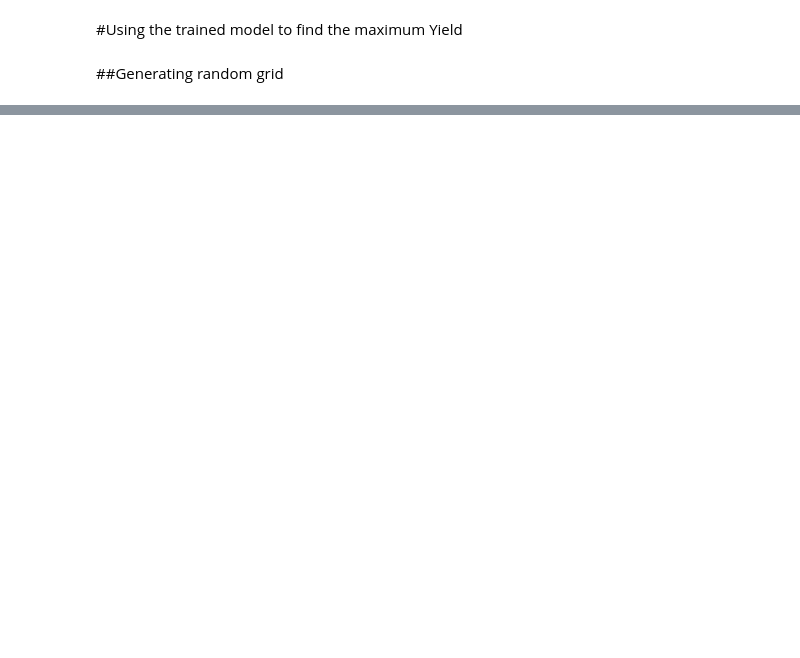
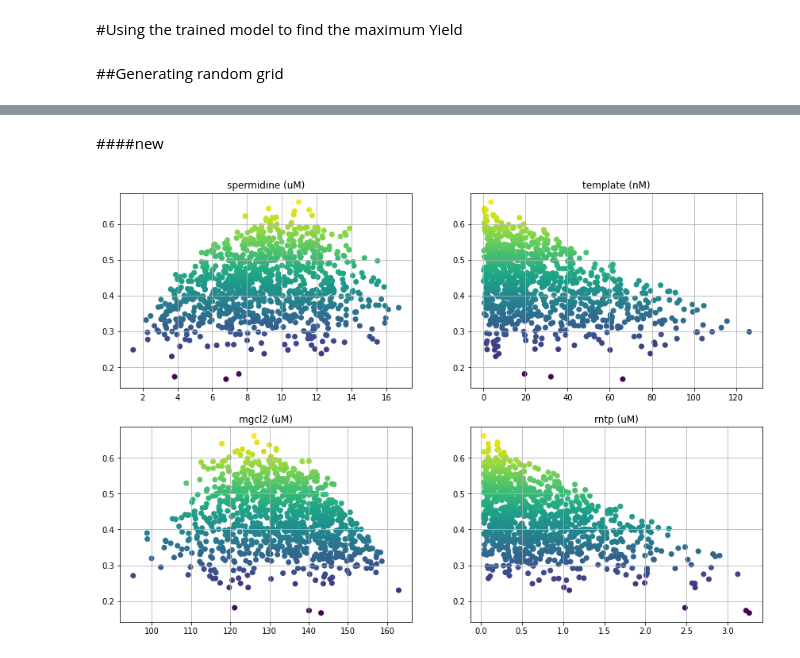
Before and after one commit to zmohaveri/IVT-ActiveLearning, a Jupyter notebook: IVT_dispendix_analysis_latest.ipynb, the cells around one changed output, grey strips where cells are left out. Cells and saved outputs as stored; diff of their text form; code cells hidden in the pictures; blank space fills up the shorter version.

```diff
--- a/IVT_dispendix_analysis_latest.ipynb
+++ b/IVT_dispendix_analysis_latest.ipynb
@@ -237,0 +442,43 @@ avg:
+# %%
+def random_survey(run_n_times,n_param=4,size=100000,plot_scatter=False,plot_hist=False,print_max=False,print_all=False,plot_2by2=False,extrapol=2):
+  n = run_n_times
+  maxes = np.empty((n,2,n_param))
+  for i in range(n):
+    random_grid = random_points_in_range(size,[(-1,extrapol),(-1,extrapol),(-1,extrapol),(-1,extrapol)]) #our actual points were normalized between -1 & 1
+    preds = model.predict_on_batch(random_grid)
+    preds_h = np.array(list(preds))
+    max_array_index = np.argmax(preds)
+    max = preds[max_array_index]
+    max_index = undo_normalize_point(random_grid[max_array_index],-1,1,normalization_factors)
+    maxes[i,0] = max_index #undo-normalized
+    maxes[i,1] = max
+    if print_max: print(max,max_index)
+    if print_all: print(preds[:])
+
+    if plot_2by2:
+      for j in range(n_param):
+        a=1
+
+  if plot_hist :
+    for j in range(n_param):
+      plt.subplot(221+j)
+      plt.hist(maxes[:,0,j],20)
+      plt.title(scanning_labels[j]+scanning_labels_units[j])
+    plt.show()
+
+  if plot_scatter:
+    for i in range(n_param):
+      plt.subplot(221+i)
+      plt.scatter(maxes[:,0,i],maxes[:,1,0],c=maxes[:,1,0])
+      plt.title(f'{scanning_labels[i]} ({scanning_labels_units[i]})')
+      plt.grid(True,which='both')
+      plt.subplots_adjust(top = 2, right=2)
+    plt.show()
+
+  '''avg =  np.average(maxes,axis=0)
+  print('avg:\n',avg)
+  print('variance:\n',np.var(maxes,axis=0))
+  print('undo-normalized:\n',undo_normalize_point(avg,-1,1,normalization_factors))
+  '''
+
+  return maxes
@@ -237,0 +516,6 @@ avg:
+# %% [markdown]
+####new
+# %%
+maxes = random_survey(1000,plot_scatter=True,extrapol=10)
+# %% [output]
+[figure, added]
```
Also changed, not shown: parts of 42 cells of this notebook.
